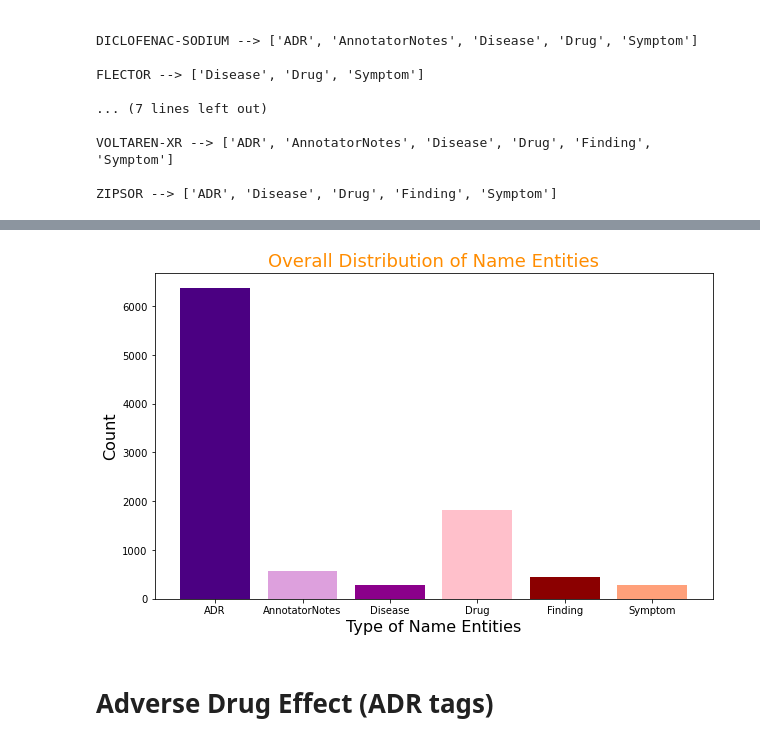
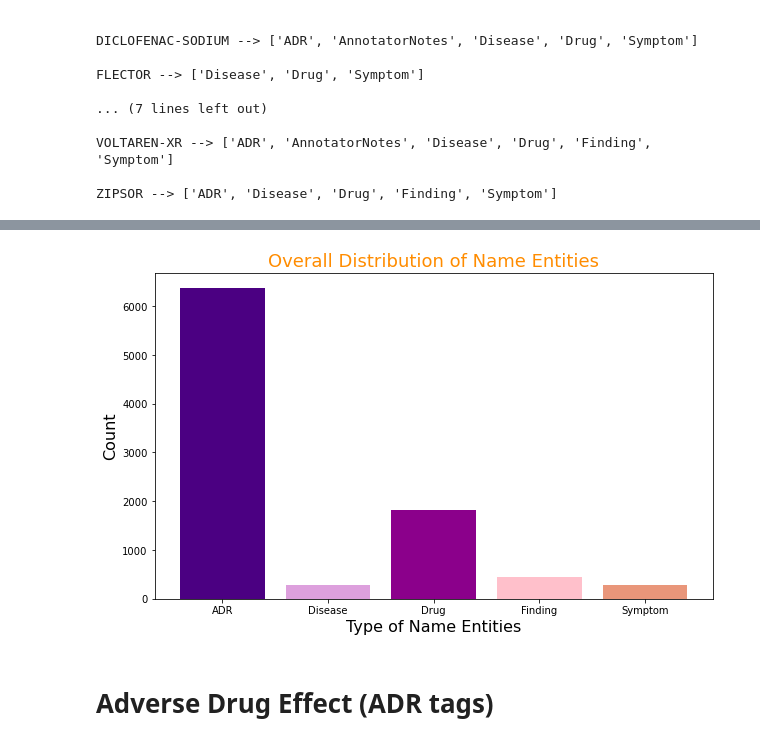
Before and after one commit to PawinData/TM, a Jupyter notebook: Project.ipynb, the cells around one changed output, grey strips where cells are left out. Drawn from its saved outputs; the diff is of its cells as text; code cells hidden in the pictures.

```diff
--- a/Project.ipynb
+++ b/Project.ipynb
@@ -22,7 +22,7 @@ from pickle import dump, load
 Drugs = ['ARTHROTEC', 'CAMBIA', 'CATAFLAM', 'DICLOFENAC-POTASSIUM', 'DICLOFENAC-SODIUM',
          'FLECTOR', 'LIPITOR', 'PENNSAID', 'SOLARAZE', 'VOLTAREN', 'VOLTAREN-XR', 'ZIPSOR']
 
-CLR = ['indigo', 'plum', 'darkmagenta', 'pink', 'darkred', 'lightsalmon']
+CLR = ['indigo', 'plum', 'darkmagenta', 'pink', 'darksalmon']
 
 Tables = Path('E:/TM/Final/CADEC/original').glob('*.ann')
 # %% [markdown]
@@ -202,7 +192,7 @@ row,col,r = 4,3,1.2
 
 def count_tags(raw_tags):
     Count_NE = dict()
-    for entity in ['ADR', 'AnnotatorNotes', 'Disease', 'Drug', 'Finding', 'Symptom']:
+    for entity in ['ADR', 'Disease', 'Drug', 'Finding', 'Symptom']:
         Count_NE[entity] = sum([1 for ele in raw_tags if ele.startswith(entity)])
     return Count_NE
 
@@ -219,15 +224,15 @@ plt.show()
 # %%
 # overall distribution of name entities regardless of drug
 plt.figure(figsize=(10,6))
-plt.bar(['ADR', 'AnnotatorNotes', 'Disease', 'Drug', 'Finding', 'Symptom'],
+plt.bar(['ADR', 'Disease', 'Drug', 'Finding', 'Symptom'],
         count_tags([ele for sublist in Tags.values() for ele in sublist]).values(),
         color = CLR)
 plt.xlabel('Type of Name Entities', fontsize=16)
 plt.ylabel('Count', fontsize=16)
 plt.title('Overall Distribution of Name Entities', fontsize=18, color='darkorange')
 plt.show()
 # %% [output]
-[figure, old version]
+[figure, new version]
 # %% [markdown]
 # Adverse Drug Effect (ADR tags)
 # %%
```
Also changed, not shown: parts of 10 cells of this notebook.
